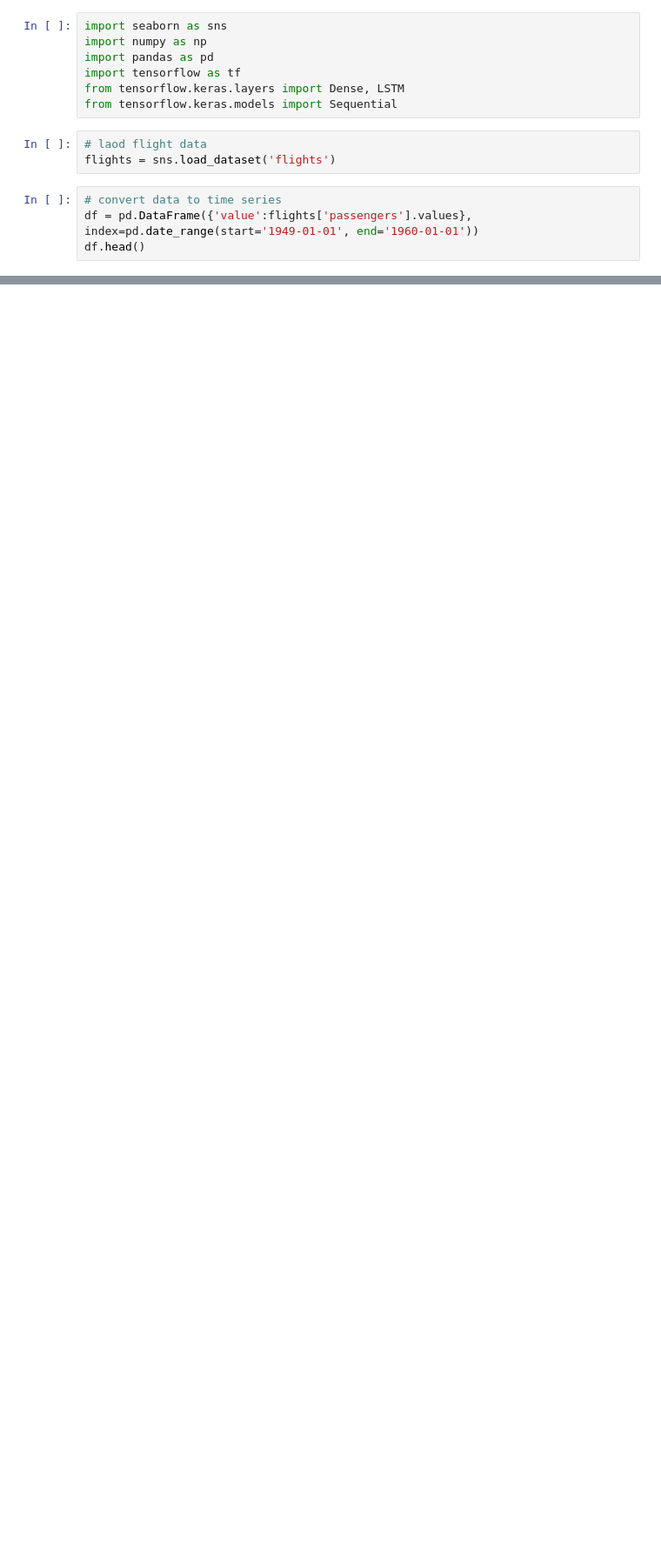
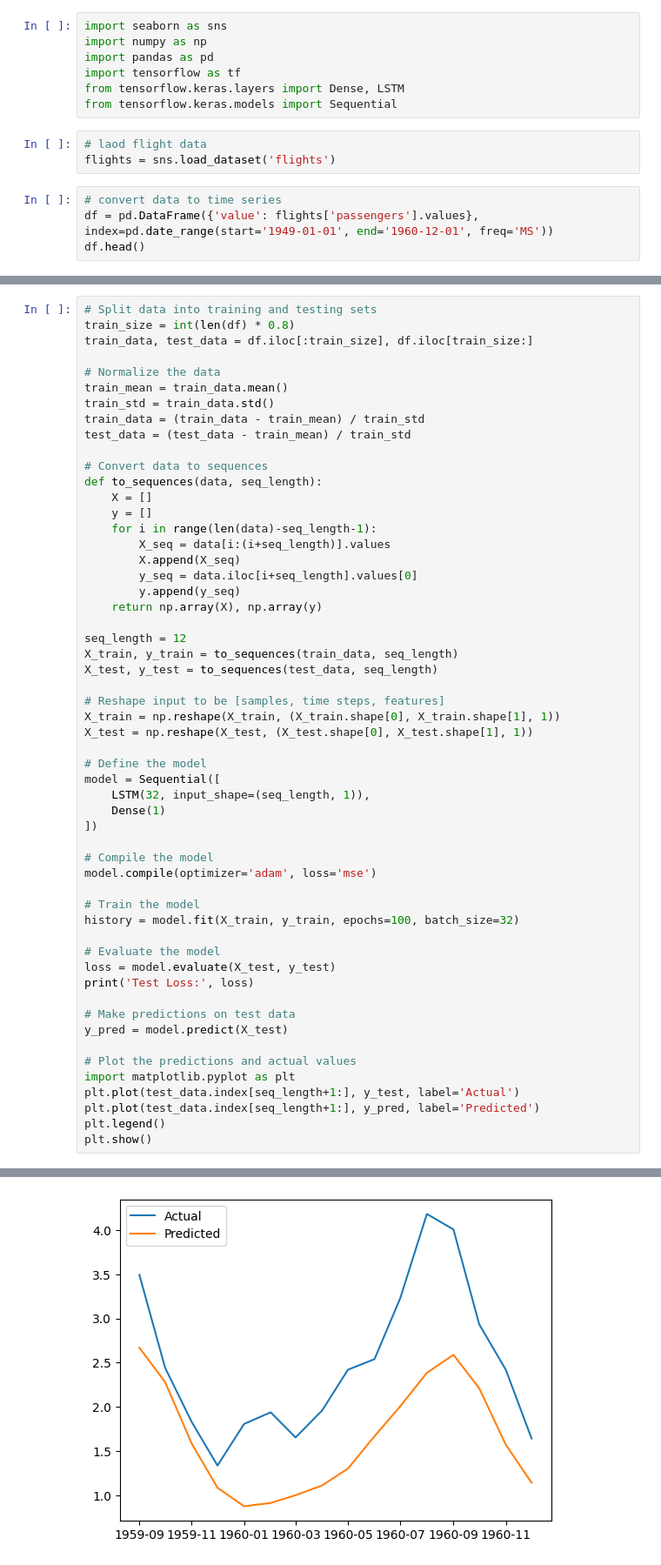
Before and after one commit to Ind-saurabh-kumar/Data_Science_Course, a Jupyter notebook: Deep_Learning_with_tensorflow/06_RNN_LSTN_GRU.ipynb, the cells around one changed output, grey strips where cells are left out. Shown at 87% size. Drawn from its saved outputs; the diff is of its cells as text; blank space fills up the shorter version.

Commit message:
lstm

```diff
--- a/Deep_Learning_with_tensorflow/06_RNN_LSTN_GRU.ipynb
+++ b/Deep_Learning_with_tensorflow/06_RNN_LSTN_GRU.ipynb
@@ -85,6 +85,6 @@ from tensorflow.keras.models import Sequential
 flights = sns.load_dataset('flights')
 # %%
 # convert data to time series
-df = pd.DataFrame({'value':flights['passengers'].values}, index=pd.date_range(start='1949-01-01', end='1960-01-01'))
+df = pd.DataFrame({'value': flights['passengers'].values}, index=pd.date_range(start='1949-01-01', end='1960-12-01', freq='MS'))
 df.head()
 # %% [output]
@@ -91,0 +107,56 @@ ValueError: Length of values (144) does not match length of index (4018)
+# %%
+# Split data into training and testing sets
+train_size = int(len(df) * 0.8)
+train_data, test_data = df.iloc[:train_size], df.iloc[train_size:]
+
+# Normalize the data
+train_mean = train_data.mean()
+train_std = train_data.std()
+train_data = (train_data - train_mean) / train_std
+test_data = (test_data - train_mean) / train_std
+
+# Convert data to sequences
+def to_sequences(data, seq_length):
+    X = []
+    y = []
+    for i in range(len(data)-seq_length-1):
+        X_seq = data[i:(i+seq_length)].values
+        X.append(X_seq)
+        y_seq = data.iloc[i+seq_length].values[0]
+        y.append(y_seq)
+    return np.array(X), np.array(y)
+
+seq_length = 12
+X_train, y_train = to_sequences(train_data, seq_length)
+X_test, y_test = to_sequences(test_data, seq_length)
+
+# Reshape input to be [samples, time steps, features]
+X_train = np.reshape(X_train, (X_train.shape[0], X_train.shape[1], 1))
+X_test = np.reshape(X_test, (X_test.shape[0], X_test.shape[1], 1))
+
+# Define the model
+model = Sequential([
+    LSTM(32, input_shape=(seq_length, 1)),
+    Dense(1)
+])
+
+# Compile the model
+model.compile(optimizer='adam', loss='mse')
+
+# Train the model
+history = model.fit(X_train, y_train, epochs=100, batch_size=32)
+
+# Evaluate the model
+loss = model.evaluate(X_test, y_test)
+print('Test Loss:', loss)
+
+# Make predictions on test data
+y_pred = model.predict(X_test)
+
+# Plot the predictions and actual values
+import matplotlib.pyplot as plt
+plt.plot(test_data.index[seq_length+1:], y_test, label='Actual')
+plt.plot(test_data.index[seq_length+1:], y_pred, label='Predicted')
+plt.legend()
+plt.show()
+# %% [output]
@@ -91,0 +180 @@ ValueError: Length of values (144) does not match length of index (4018)
+[figure, added]
```
Also changed, not shown: parts of 6 cells of this notebook.
